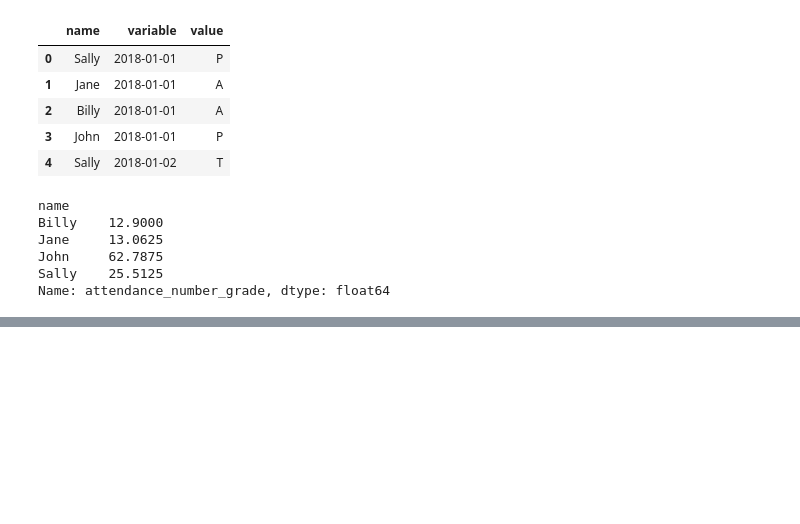
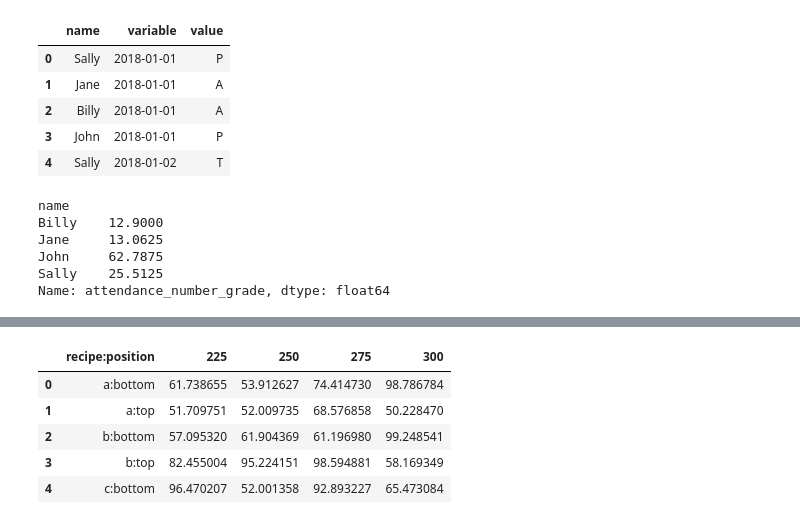
Before and after one commit to Alexia-Garces/classification-exercises, a Jupyter notebook: tidy_data.ipynb, the cells around one changed output, grey strips where cells are left out. Cells and saved outputs as stored; diff of their text form; code cells hidden in the pictures; blank space fills up the shorter version.

```diff
--- a/tidy_data.ipynb
+++ b/tidy_data.ipynb
@@ -85,0 +109,10 @@ attendance_melt[columns]
+# %%
+cake = pd.read_csv("cake_recipes.csv")
+cake.head()
+# %% [output]
+|  | recipe:position | 225 | 250 | 275 | 300 |
+| 0 | a:bottom | 61.738655 | 53.912627 | 74.414730 | 98.786784 |
+| 1 | a:top | 51.709751 | 52.009735 | 68.576858 | 50.228470 |
+| 2 | b:bottom | 57.095320 | 61.904369 | 61.196980 | 99.248541 |
+| 3 | b:top | 82.455004 | 95.224151 | 98.594881 | 58.169349 |
+| 4 | c:bottom | 96.470207 | 52.001358 | 92.893227 | 65.473084 |
```
Also changed, not shown: parts of 19 cells of this notebook.
